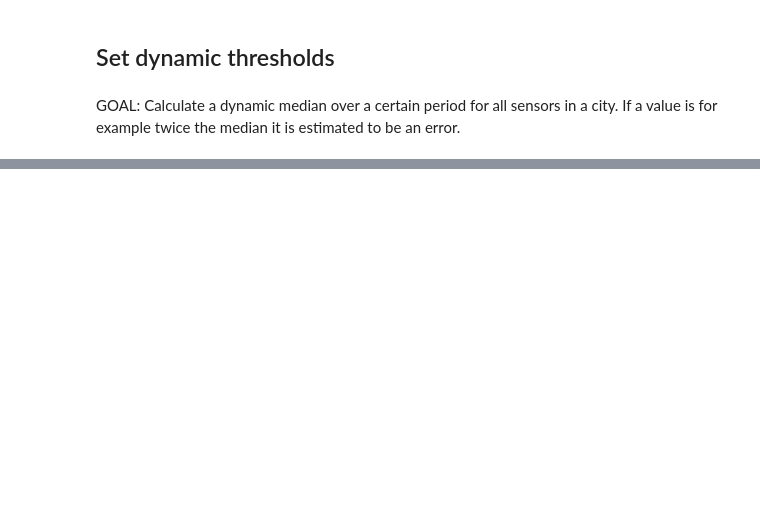
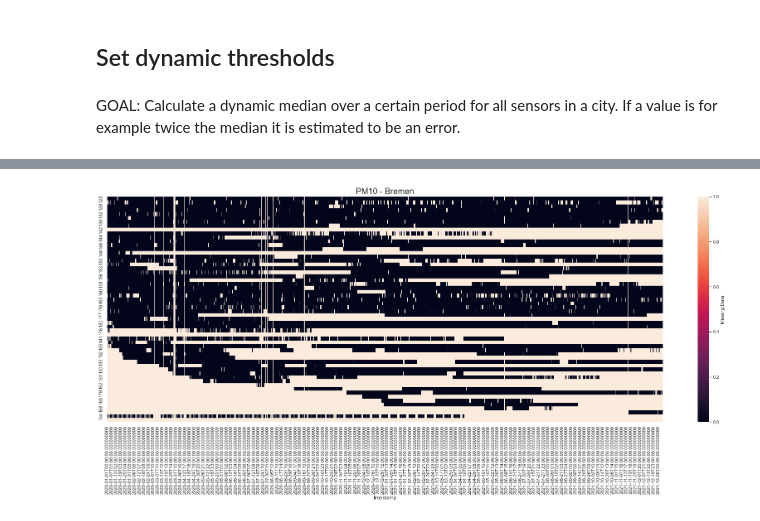
Before and after one commit to j-herbig/air-pollution, a Jupyter notebook: notebooks/EDA.ipynb, the cells around one changed output, grey strips where cells are left out. Saved outputs shown, nothing was run; the diff lists cells and outputs as text; code cells hidden in the pictures; blank space fills up the shorter version.

```diff
--- a/notebooks/EDA.ipynb
+++ b/notebooks/EDA.ipynb
@@ -459,0 +813,39 @@ GOAL: Calculate a dynamic median over a certain period for all sensors in a city
+# %%
+# make dataframe containing the timestamps
+df_missing_values_bremen_pm10 = pd.DataFrame(
+    data={
+        'timestamp': df['timestamp'].unique(),
+    }
+)
+
+# copy that dataframe for every combination of PM sensor and city
+df_missing_values_bremen_pm2p5 = df_missing_values_bremen_pm10.copy()
+df_missing_values_frankfurt_pm10 = df_missing_values_bremen_pm10.copy()
+df_missing_values_frankfurt_pm2p5 = df_missing_values_bremen_pm10.copy()
+
+# add sensor data for every location in Bremen
+for location in df.loc[df['city'] == 'Bremen', 'location_id'].unique():
+    df_missing_values_bremen_pm10 = pd.merge(df_missing_values_bremen_pm10, df.loc[df['location_id']==location, ['timestamp','PM10']], on='timestamp')
+    df_missing_values_bremen_pm10.rename(columns={'PM10': location}, inplace=True) # rename the new column using the location_id
+    df_missing_values_bremen_pm10.set_index('timestamp', inplace=True) # use timestamps as index
+
+    df_missing_values_bremen_pm2p5 = pd.merge(df_missing_values_bremen_pm2p5, df.loc[df['location_id']==location, ['timestamp','PM2p5']], on='timestamp')
+    df_missing_values_bremen_pm2p5.rename(columns={'PM2p5': location}, inplace=True)
+    df_missing_values_bremen_pm2p5.set_index('timestamp', inplace=True)
+
+# do the same for Frankfurt
+for location in df.loc[df['city'] == 'Frankfurt', 'location_id'].unique():
+    df_missing_values_frankfurt_pm10 = pd.merge(df_missing_values_frankfurt_pm10, df.loc[df['location_id']==location, ['timestamp','PM10']], on='timestamp')
+    df_missing_values_frankfurt_pm10.rename(columns={'PM10': location}, inplace=True)
+    df_missing_values_frankfurt_pm10.set_index('timestamp', inplace=True)
+
+    df_missing_values_frankfurt_pm2p5 = pd.merge(df_missing_values_frankfurt_pm2p5, df.loc[df['location_id']==location, ['timestamp','PM2p5']], on='timestamp')
+    df_missing_values_frankfurt_pm2p5.rename(columns={'PM2p5': location}, inplace=True)
+    df_missing_values_frankfurt_pm2p5.set_index('timestamp', inplace=True)
+# %%
+# plot missing values per id for PM10 in Bremen
+plt.figure(figsize=(30, 10))
+g = sns.heatmap(df_missing_values_bremen_pm10.isna().T, cbar_kws={'label': 'Missing Data'})
+g.set_title('PM10 - Bremen', fontsize=20);
+# %% [output]
+[figure, added]
```
Also changed, not shown: parts of 40 cells of this notebook.
